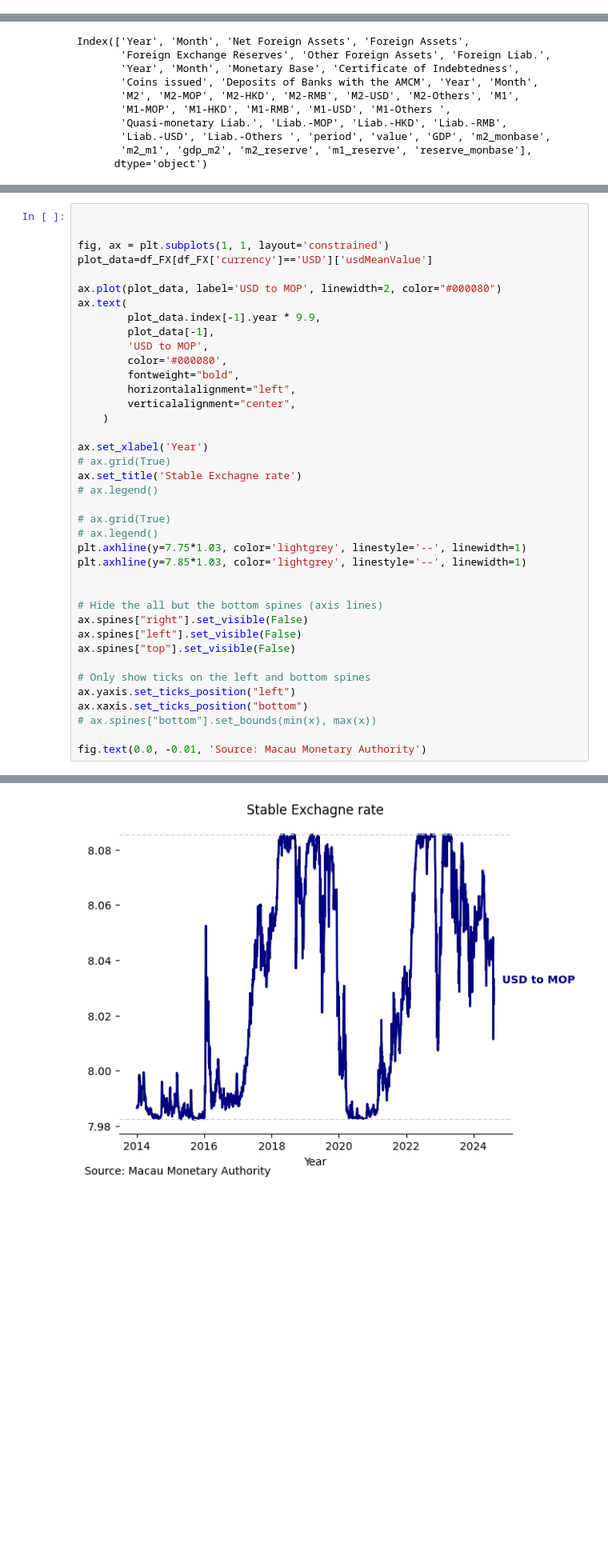
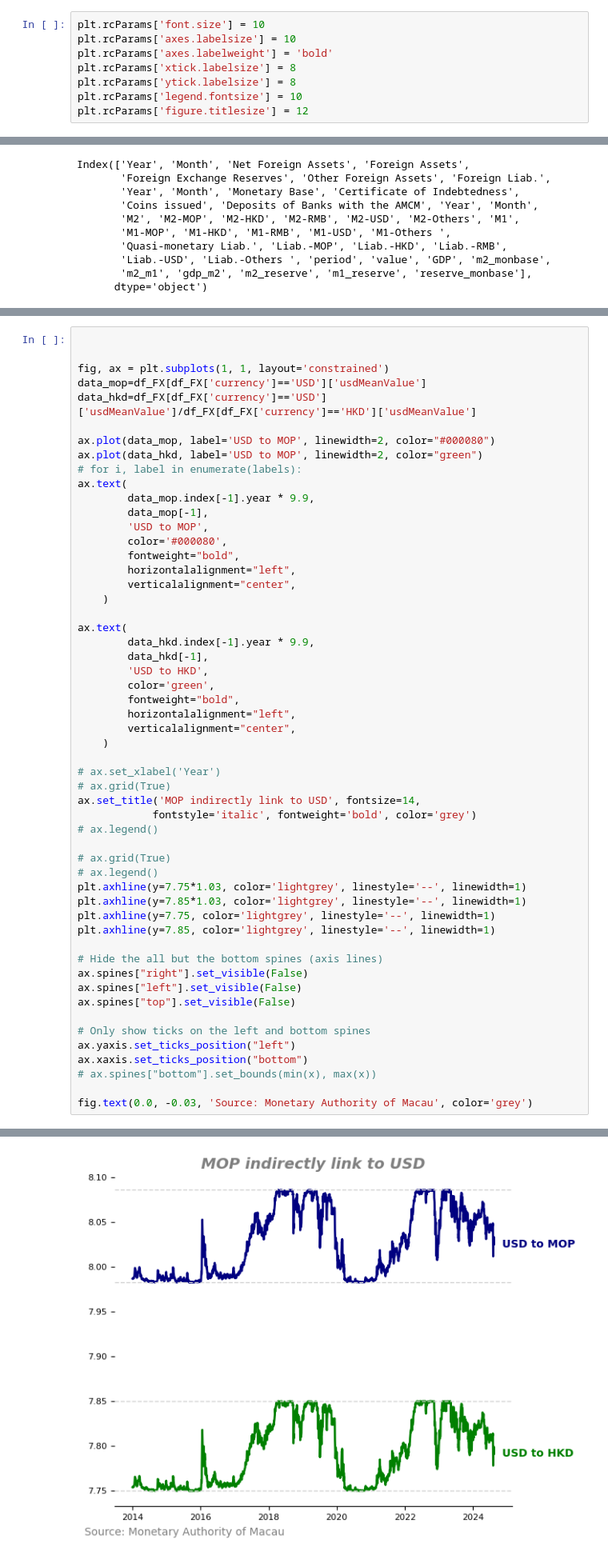
Before and after one commit to mogcai/BCPLP, a Jupyter notebook: Macau.ipynb, the cells around one changed output, grey strips where cells are left out. Shown at 80% size. Saved outputs shown, nothing was run; the diff lists cells and outputs as text; blank space fills up the shorter version.

```diff
--- a/Macau.ipynb
+++ b/Macau.ipynb
@@ -153,5 +154,13 @@ df_monetary_base['Certificate of Indebtedness'][-120:].plot()
 # %% [markdown]
 ### Chart
+# %%
+plt.rcParams['font.size'] = 10
+plt.rcParams['axes.labelsize'] = 10
+plt.rcParams['axes.labelweight'] = 'bold'
+plt.rcParams['xtick.labelsize'] = 8
+plt.rcParams['ytick.labelsize'] = 8
+plt.rcParams['legend.fontsize'] = 10
+plt.rcParams['figure.titlesize'] = 12
 # %%
 df['m2_monbase']=df['M2']/df['Monetary Base']
 df['m2_m1']=df['M2']/df['M1']
@@ -340,12 +352,15 @@ plot_data.index[-1].year
 
 
 fig, ax = plt.subplots(1, 1, layout='constrained')
-plot_data=df_FX[df_FX['currency']=='USD']['usdMeanValue']
+data_mop=df_FX[df_FX['currency']=='USD']['usdMeanValue']
+data_hkd=df_FX[df_FX['currency']=='USD']['usdMeanValue']/df_FX[df_FX['currency']=='HKD']['usdMeanValue']
 
-ax.plot(plot_data, label='USD to MOP', linewidth=2, color="#000080")
+ax.plot(data_mop, label='USD to MOP', linewidth=2, color="#000080")
+ax.plot(data_hkd, label='USD to MOP', linewidth=2, color="green")
+# for i, label in enumerate(labels):
 ax.text(
-        plot_data.index[-1].year * 9.9,
-        plot_data[-1],
+        data_mop.index[-1].year * 9.9,
+        data_mop[-1],
         'USD to MOP',
         color='#000080',
         fontweight="bold",
@@ -353,16 +368,28 @@ ax.text(
         verticalalignment="center",
     )
 
-ax.set_xlabel('Year')
+ax.text(
+        data_hkd.index[-1].year * 9.9,
+        data_hkd[-1],
+        'USD to HKD',
+        color='green',
+        fontweight="bold",
+        horizontalalignment="left",
+        verticalalignment="center",
+    )
+
+# ax.set_xlabel('Year')
 # ax.grid(True)
-ax.set_title('Stable Exchagne rate')
+ax.set_title('MOP indirectly link to USD', fontsize=14,
+            fontstyle='italic', fontweight='bold', color='grey')
 # ax.legend()
 
 # ax.grid(True)
 # ax.legend()
 plt.axhline(y=7.75*1.03, color='lightgrey', linestyle='--', linewidth=1)
 plt.axhline(y=7.85*1.03, color='lightgrey', linestyle='--', linewidth=1)
-
+plt.axhline(y=7.75, color='lightgrey', linestyle='--', linewidth=1)
+plt.axhline(y=7.85, color='lightgrey', linestyle='--', linewidth=1)
 
 # Hide the all but the bottom spines (axis lines)
 ax.spines["right"].set_visible(False)
@@ -374,5 +401,5 @@ ax.yaxis.set_ticks_position("left")
 ax.xaxis.set_ticks_position("bottom")
 # ax.spines["bottom"].set_bounds(min(x), max(x))
 
-fig.text(0.0, -0.01, 'Source: Macau Monetary Authority')
+fig.text(0.0, -0.03, 'Source: Monetary Authority of Macau', color='grey')
 # %% [output]
@@ -380,4 +407,4 @@ Text(0.0, -0.01, 'Source: Macau Monetary Authority')
-[figure, old version]
+[figure, new version]
 # %%
 df_FX[df_FX['currency']=='USD'][:100]['usdMeanValue'].to_excel('tmp.xlsx')
 # %% [markdown]
```
Also changed, not shown: parts of 14 cells of this notebook.
